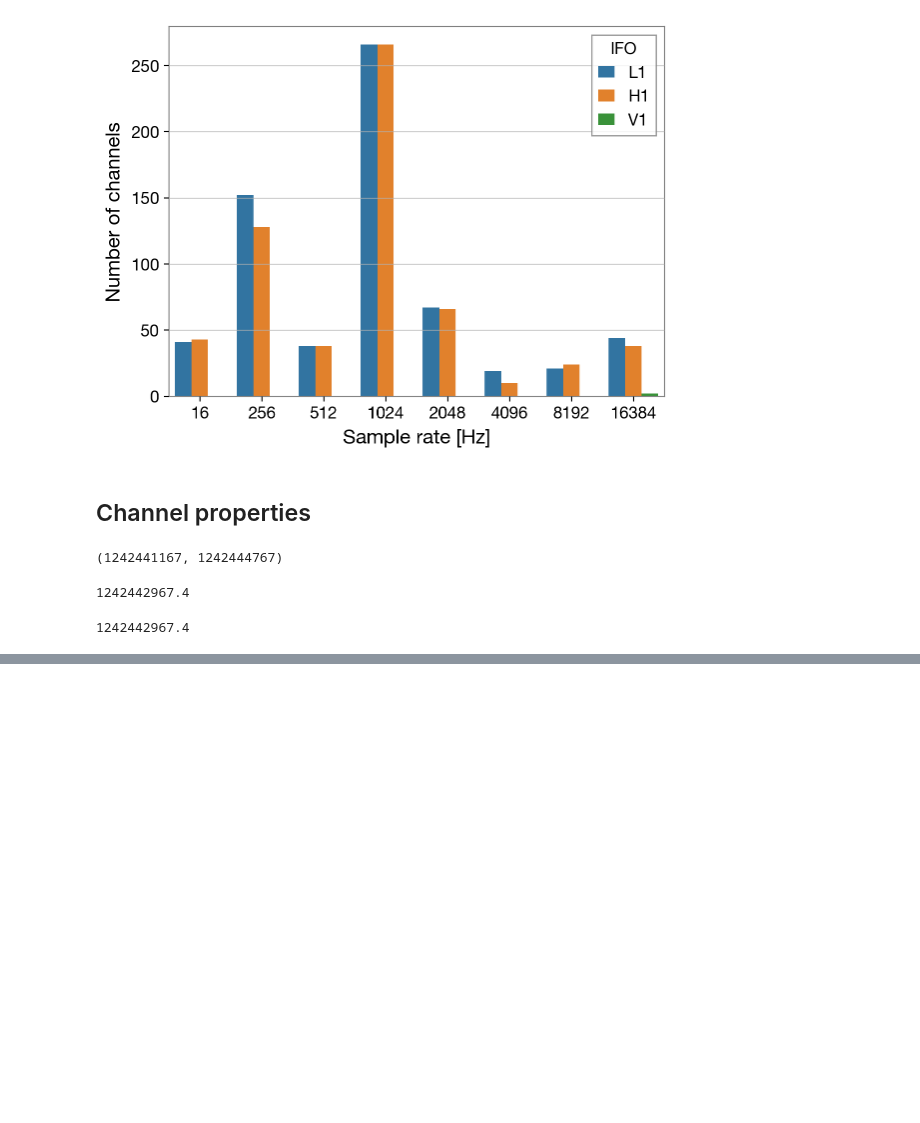
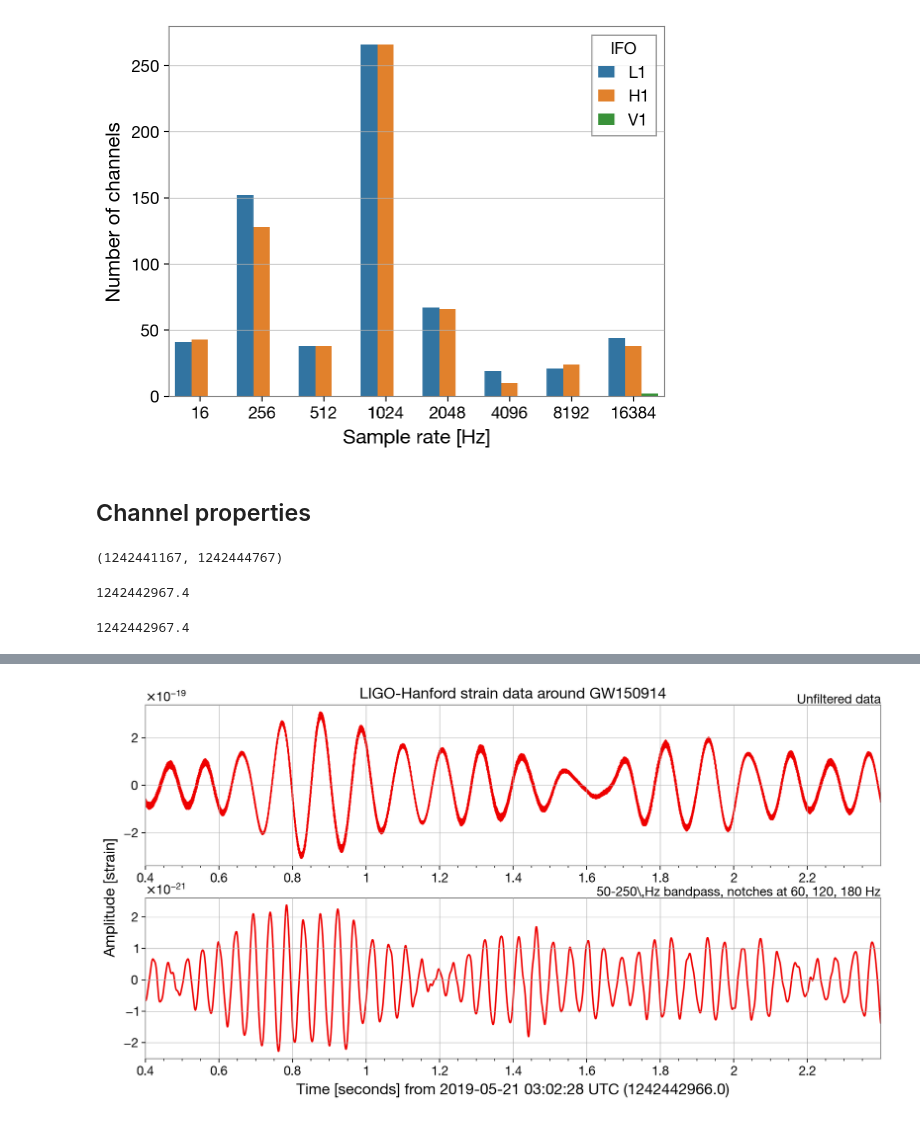
Before and after one commit to maxisi/gwtunes, a Jupyter notebook: plot_spectra.ipynb, the cells around one changed output, grey strips where cells are left out. Saved outputs shown, nothing was run; the diff lists cells and outputs as text; code cells hidden in the pictures; blank space fills up the shorter version.

```diff
--- a/plot_spectra.ipynb
+++ b/plot_spectra.ipynb
@@ -126,0 +136,24 @@ gps
+# %%
+notches = [filter_design.notch(line, hdata.sample_rate) for
+           line in (60, 120, 180)]
+# %%
+zpk = filter_design.concatenate_zpks(bp, *notches)
+# %%
+hfilt = hdata.filter(zpk, filtfilt=True)
+# %%
+hdata = hdata.crop(*hdata.span.contract(1))
+hfilt = hfilt.crop(*hfilt.span.contract(1))
+# %%
+from gwpy.plot import Plot
+plot = Plot(hdata, hfilt, figsize=[12, 6], separate=True, sharex=True,
+            color='gwpy:ligo-hanford')
+ax1, ax2 = plot.axes
+ax1.set_title('LIGO-Hanford strain data around GW150914')
+ax1.text(1.0, 1.01, 'Unfiltered data', transform=ax1.transAxes, ha='right')
+ax1.set_ylabel('Amplitude [strain]', y=-0.2)
+ax2.set_ylabel('')
+ax2.text(1.0, 1.01, r'50-250\,Hz bandpass, notches at 60, 120, 180 Hz',
+         transform=ax2.transAxes, ha='right')
+plot.show()
+# %% [output]
+[figure, added]
```
Also changed, not shown: parts of 7 cells of this notebook, 1 other file.
